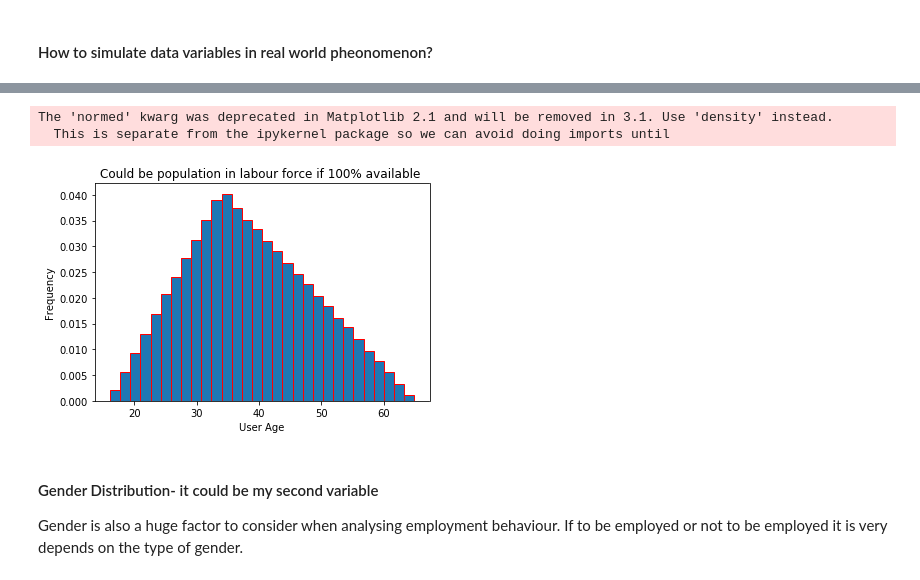
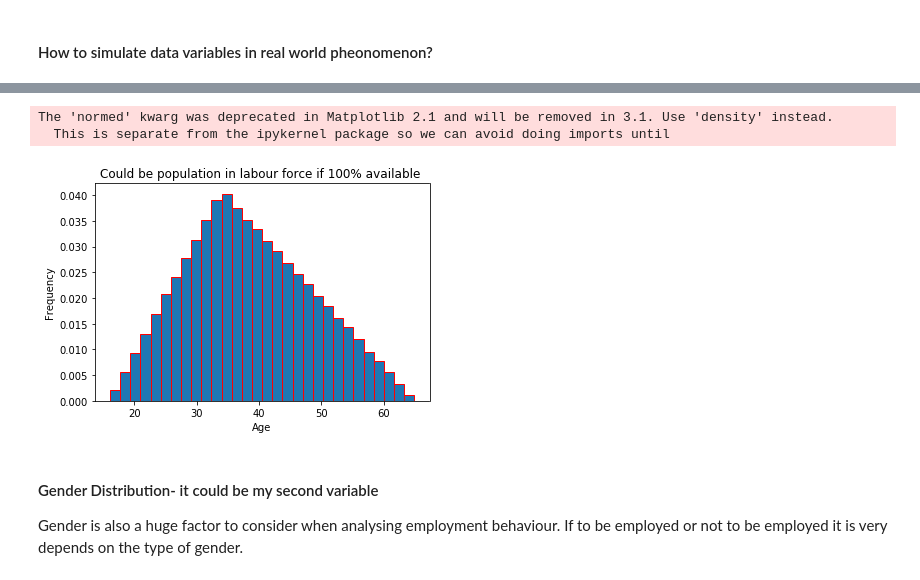
Before and after one commit to rituteval/Programming-DA--PROJECT, a Jupyter notebook: Programming DA- PROJECT.ipynb, the cells around one changed output, grey strips where cells are left out. Drawn from its saved outputs; the diff is of its cells as text; code cells hidden in the pictures.

```diff
--- a/Programming DA- PROJECT.ipynb
+++ b/Programming DA- PROJECT.ipynb
@@ -109,15 +107,15 @@ np.mean(age)
 # %%
 # Create plot
 plt.hist(np.random.triangular(16, 34, 65, 279400), bins=30,
              normed=True, edgecolor='r')
 plt.ylabel('Frequency') # Labeled y axis
-plt.xlabel('User Age') # Labeled x axis
+plt.xlabel('Age') # Labeled x axis
 plt.title('Could be population in labour force if 100% available ') # Added title
 plt.show() # Showed Plot
 # %% [output]
 The 'normed' kwarg was deprecated in Matplotlib 2.1 and will be removed in 3.1. Use 'density' instead.
   This is separate from the ipykernel package so we can avoid doing imports until
-[figure, old version]
+[figure, new version]
 # %% [markdown]
 
  ####  Gender Distribution-  it could be my second variable
```
Also changed, not shown: parts of 9 cells of this notebook.
